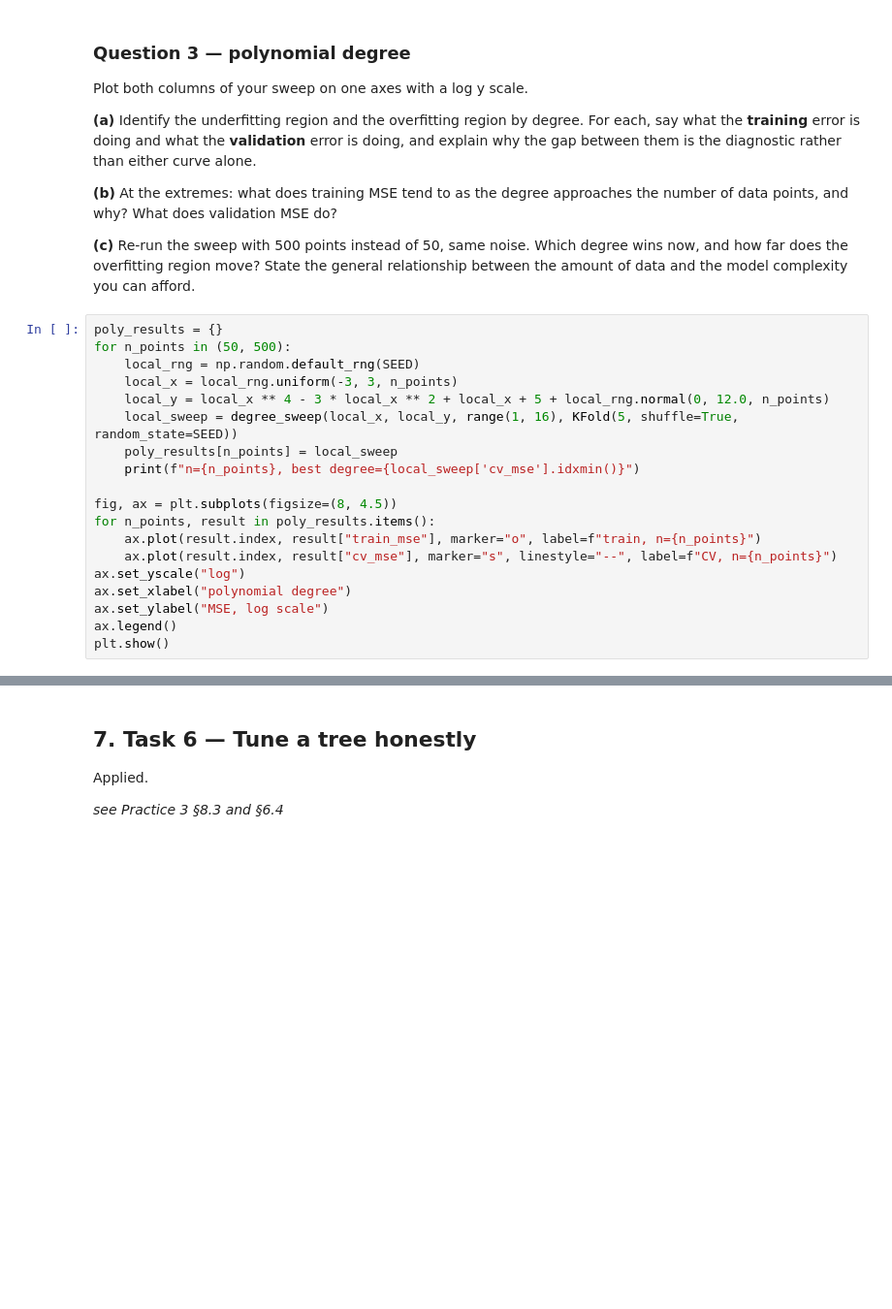
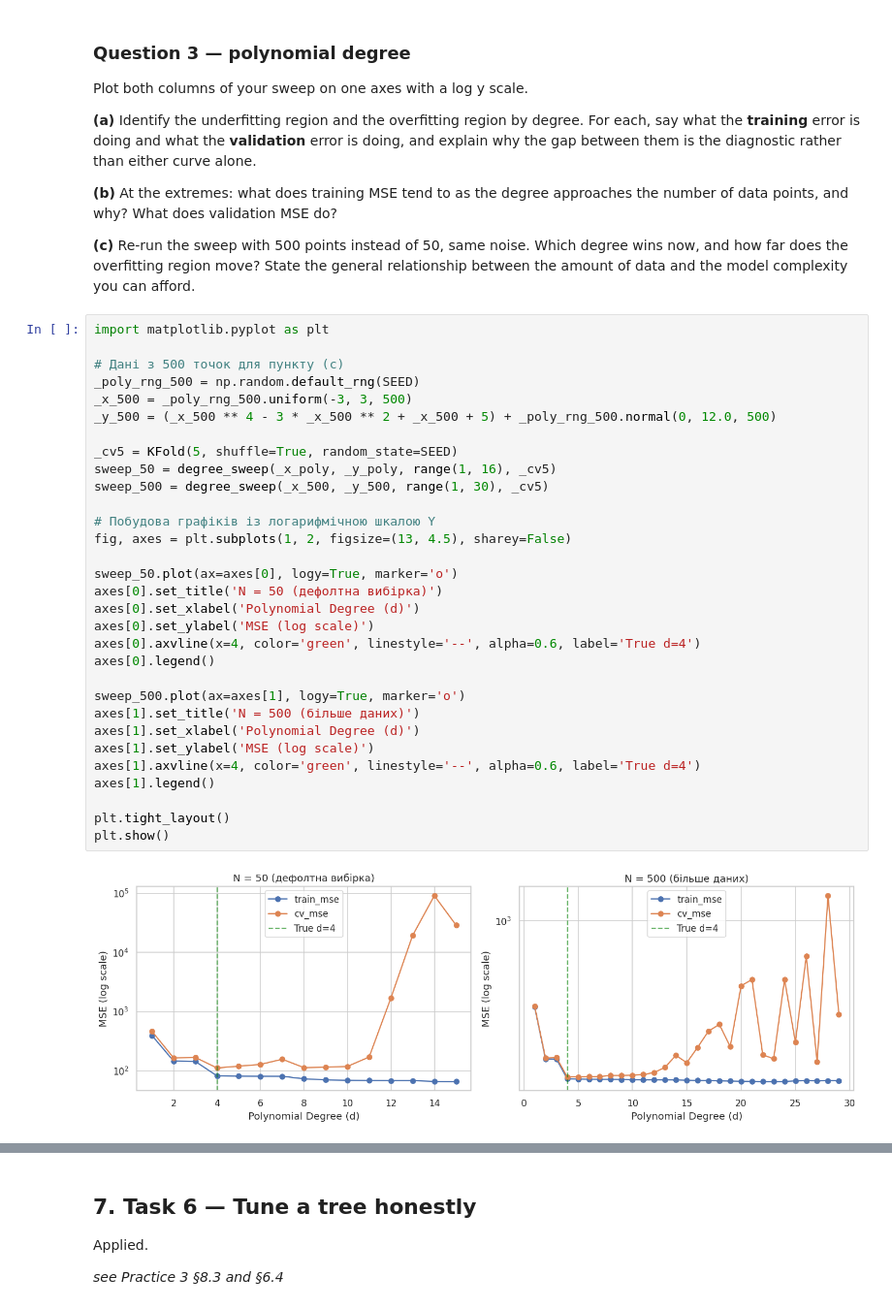
Before and after one commit to ostapenkooleksandr-hash/ida-practice-3d, a Jupyter notebook: practice/3/3-homework.ipynb, the cells around one changed output, grey strips where cells are left out. Shown at 97% size. Cells and saved outputs as stored; diff of their text form; blank space fills up the shorter version.

```diff
--- a/practice/3/3-homework.ipynb
+++ b/practice/3/3-homework.ipynb
@@ -581,23 +675,37 @@ degree wins now, and how far does the overfitting region move? State the
 general relationship between the amount of data and the model complexity
 you can afford.
 # %%
-poly_results = {}
-for n_points in (50, 500):
-    local_rng = np.random.default_rng(SEED)
-    local_x = local_rng.uniform(-3, 3, n_points)
-    local_y = local_x ** 4 - 3 * local_x ** 2 + local_x + 5 + local_rng.normal(0, 12.0, n_points)
-    local_sweep = degree_sweep(local_x, local_y, range(1, 16), KFold(5, shuffle=True, random_state=SEED))
-    poly_results[n_points] = local_sweep
-    print(f"n={n_points}, best degree={local_sweep['cv_mse'].idxmin()}")
+import matplotlib.pyplot as plt
 
-fig, ax = plt.subplots(figsize=(8, 4.5))
-for n_points, result in poly_results.items():
-    ax.plot(result.index, result["train_mse"], marker="o", label=f"train, n={n_points}")
-    ax.plot(result.index, result["cv_mse"], marker="s", linestyle="--", label=f"CV, n={n_points}")
-ax.set_yscale("log")
-ax.set_xlabel("polynomial degree")
-ax.set_ylabel("MSE, log scale")
-ax.legend()
+# Дані з 500 точок для пункту (с)
+_poly_rng_500 = np.random.default_rng(SEED)
+_x_500 = _poly_rng_500.uniform(-3, 3, 500)
+_y_500 = (_x_500 ** 4 - 3 * _x_500 ** 2 + _x_500 + 5) + _poly_rng_500.normal(0, 12.0, 500)
+
+_cv5 = KFold(5, shuffle=True, random_state=SEED)
+sweep_50 = degree_sweep(_x_poly, _y_poly, range(1, 16), _cv5)
+sweep_500 = degree_sweep(_x_500, _y_500, range(1, 30), _cv5)
+
+# Побудова графіків із логарифмічною шкалою Y
+fig, axes = plt.subplots(1, 2, figsize=(13, 4.5), sharey=False)
+
+sweep_50.plot(ax=axes[0], logy=True, marker='o')
+axes[0].set_title('N = 50 (дефолтна вибірка)')
+axes[0].set_xlabel('Polynomial Degree (d)')
+axes[0].set_ylabel('MSE (log scale)')
+axes[0].axvline(x=4, color='green', linestyle='--', alpha=0.6, label='True d=4')
+axes[0].legend()
+
+sweep_500.plot(ax=axes[1], logy=True, marker='o')
+axes[1].set_title('N = 500 (більше даних)')
+axes[1].set_xlabel('Polynomial Degree (d)')
+axes[1].set_ylabel('MSE (log scale)')
+axes[1].axvline(x=4, color='green', linestyle='--', alpha=0.6, label='True d=4')
+axes[1].legend()
+
+plt.tight_layout()
 plt.show()
+# %% [output]
+[figure, added]
 # %% [markdown]
 **Your answer:**
```
Also changed, not shown: parts of 35 cells of this notebook.
